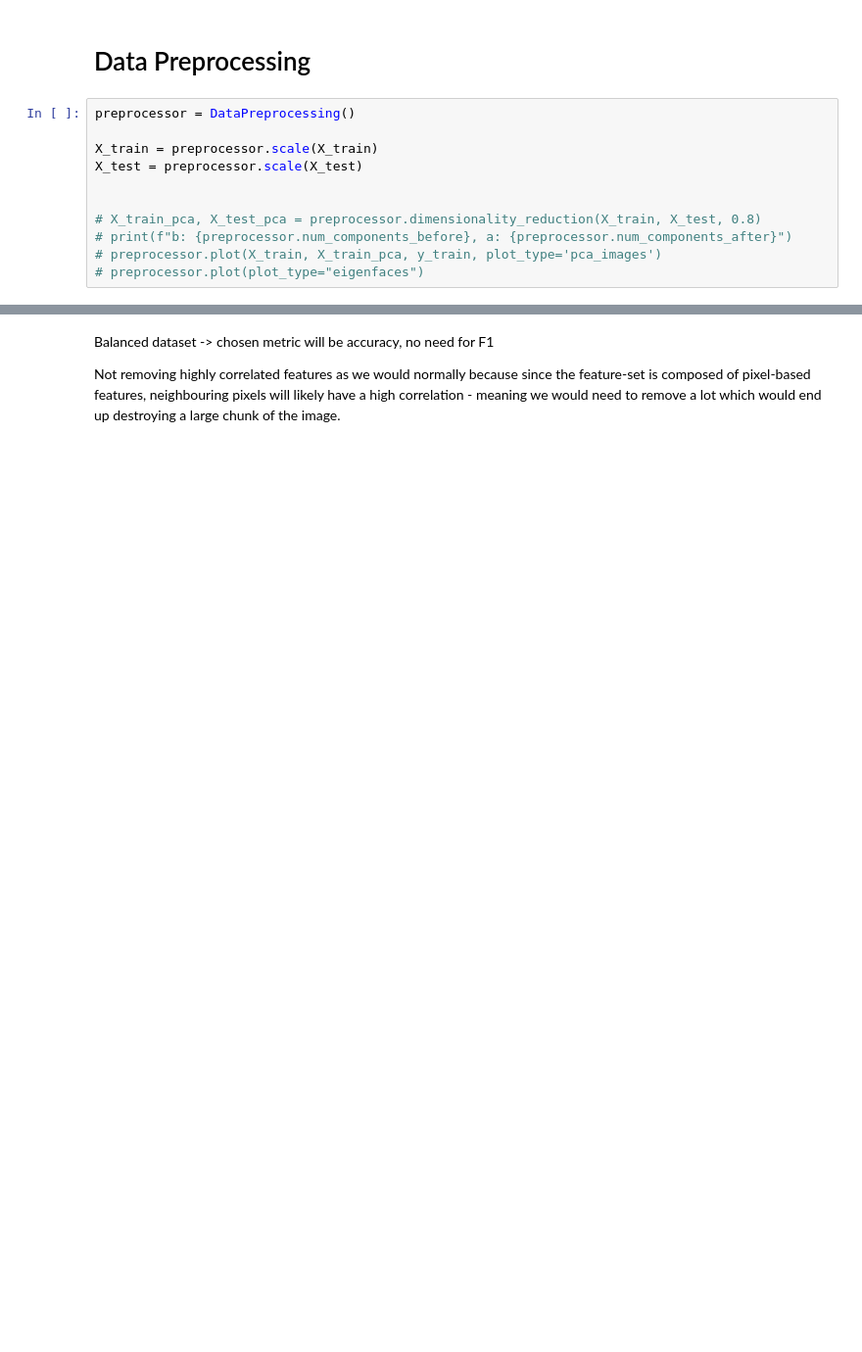
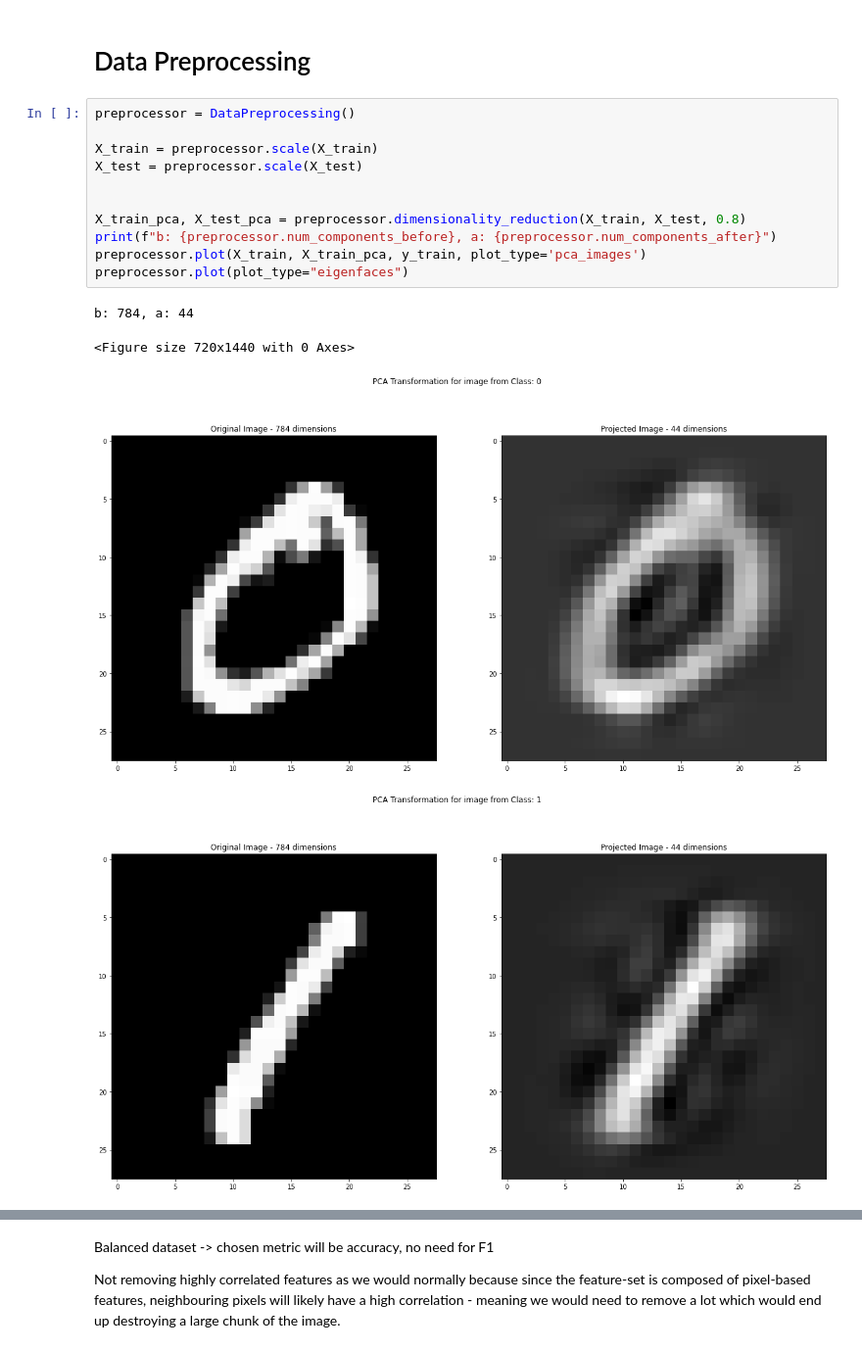
Before and after one commit to nolankurylo/AI-MNIST-Pipeline, a Jupyter notebook: main.ipynb, the cells around one changed output, grey strips where cells are left out. Shown at 98% size. Drawn from its saved outputs; the diff is of its cells as text; blank space fills up the shorter version.

```diff
--- a/main.ipynb
+++ b/main.ipynb
@@ -46,11 +51,16 @@ np.unique(y_train, return_counts=True)
 # %%
 preprocessor = DataPreprocessing()
 
 X_train = preprocessor.scale(X_train)
 X_test = preprocessor.scale(X_test)
 
 
-# X_train_pca, X_test_pca = preprocessor.dimensionality_reduction(X_train, X_test, 0.8)
-# print(f"b: {preprocessor.num_components_before}, a: {preprocessor.num_components_after}")
-# preprocessor.plot(X_train, X_train_pca, y_train, plot_type='pca_images')
-# preprocessor.plot(plot_type="eigenfaces")
+X_train_pca, X_test_pca = preprocessor.dimensionality_reduction(X_train, X_test, 0.8)
+print(f"b: {preprocessor.num_components_before}, a: {preprocessor.num_components_after}")
+preprocessor.plot(X_train, X_train_pca, y_train, plot_type='pca_images')
+preprocessor.plot(plot_type="eigenfaces")
+# %% [output]
+b: 784, a: 44
+<Figure size 720x1440 with 0 Axes>
+[figure, added]
+[figure, added]
```
Also changed, not shown: parts of 8 cells of this notebook, 11 other files.
